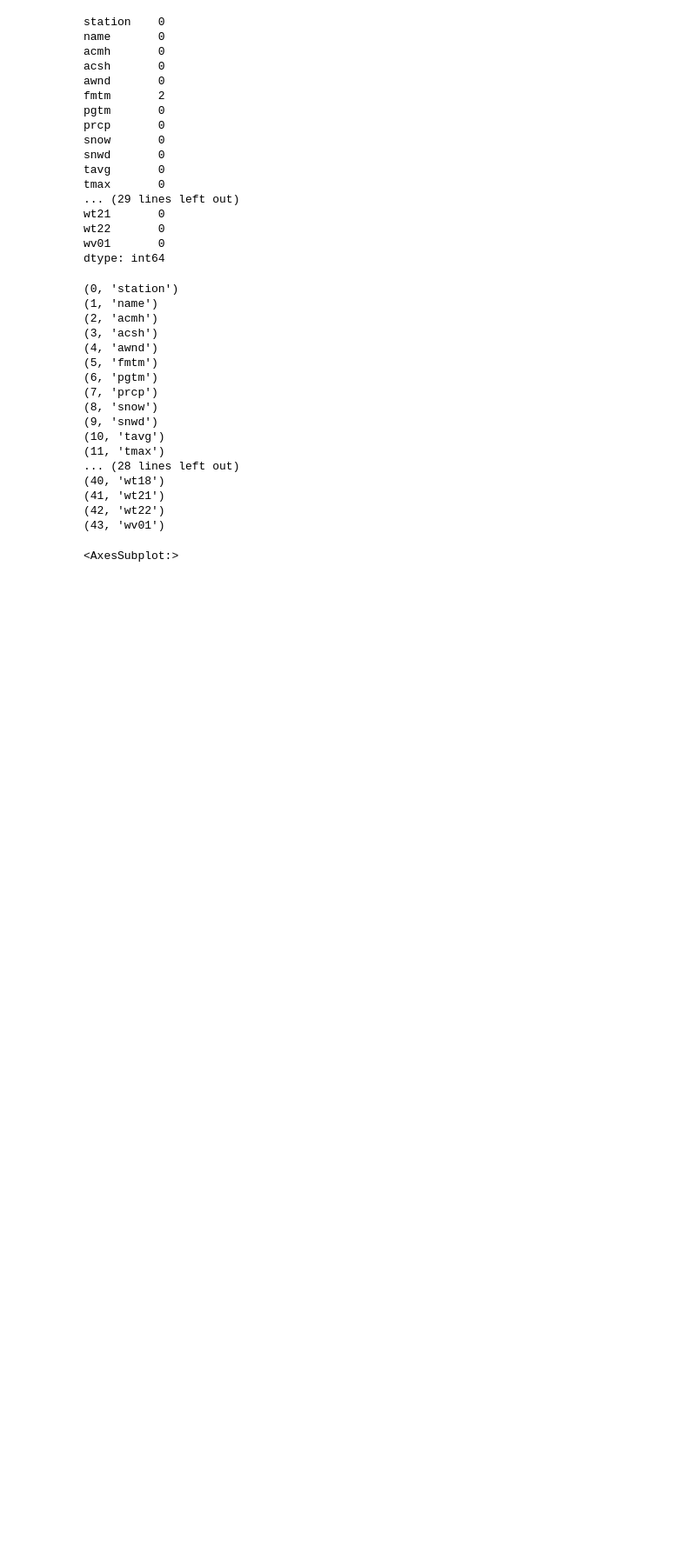
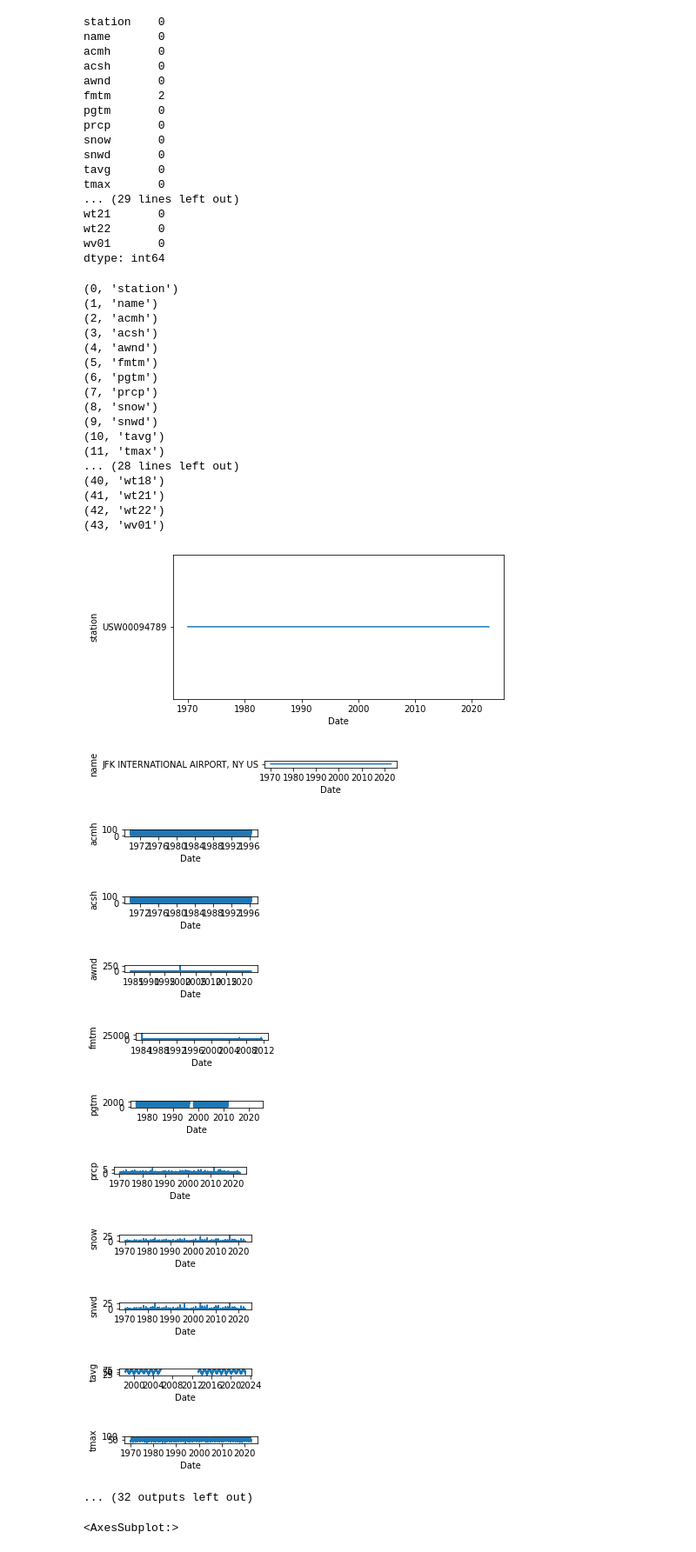
Before and after one commit to TROISTROIS/PREDICTING-THE-WEATHER-USING-MACHINE-LEARNING, a Jupyter notebook: Predicting The Weather Using Machine Learning.ipynb, the cells around one changed output. Shown: that part at 87% size. Drawn from its saved outputs; the diff is of its cells as text; code cells hidden in the pictures; blank space fills up the shorter version.

Commit message:
Plot the data

```diff
--- a/Predicting The Weather Using Machine Learning.ipynb
+++ b/Predicting The Weather Using Machine Learning.ipynb
@@ -195,6 +195,31 @@ for i in enumerate(weatherdf.columns):
 (41, 'wt21')
 (42, 'wt22')
 (43, 'wv01')
+# %%
+# for loop
+plt.figure(figsize=(15,80))
+for i in enumerate (weatherdf.columns):
+    #     give the size of figplot
+    plt.subplot(22,2,i[0]+1)
+    # plot functionality
+    plt.plot(weatherdf.index, i[1],data=weatherdf)
+    plt.xlabel("Date")
+    plt.ylabel(i[1])
+    plt.show()
+# %% [output]
+[figure, added]
+[figure, added]
+[figure, added]
+[figure, added]
+[figure, added]
+[figure, added]
+[figure, added]
+[figure, added]
+[figure, added]
+[figure, added]
+[figure, added]
+[figure, added]
+... (32 outputs left out)
 # %%
 mno.heatmap(weather)
 # %% [output]
```
